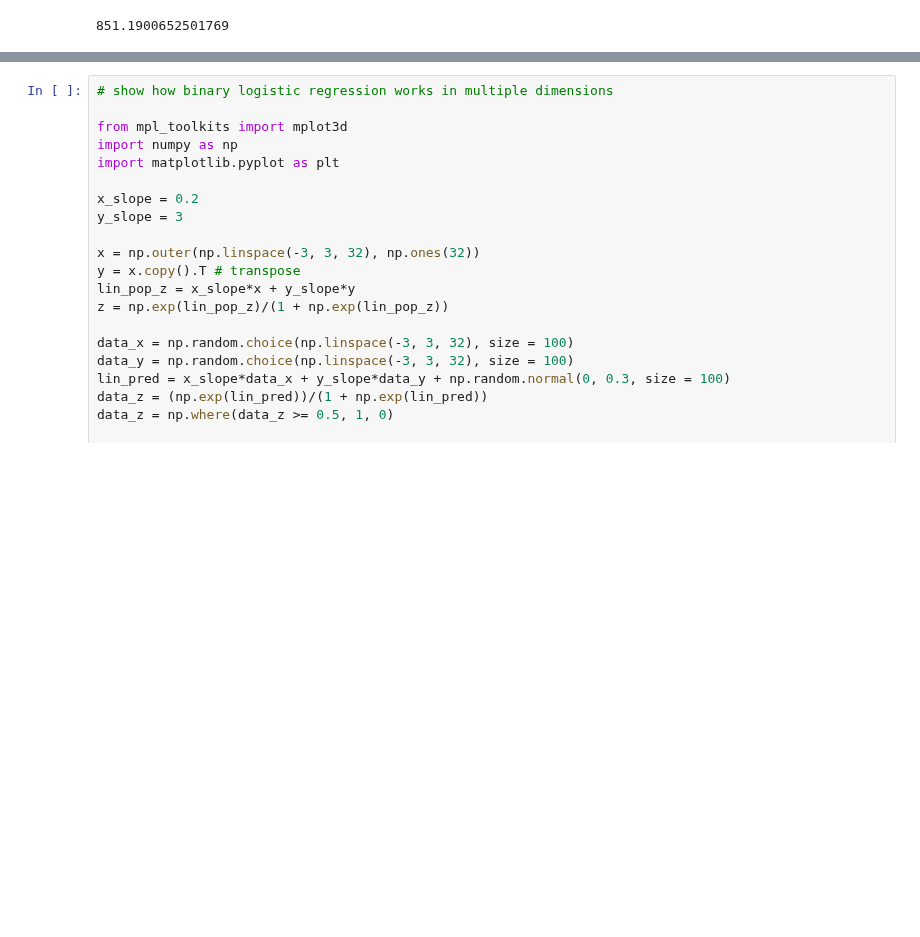
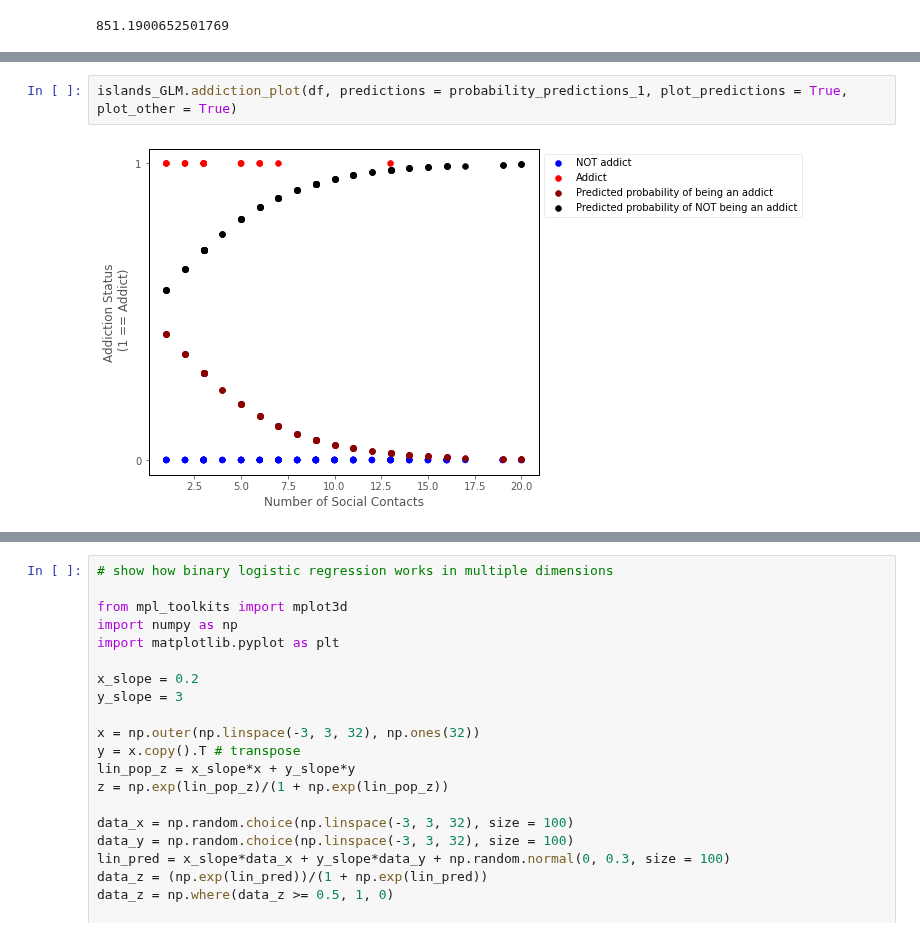
Before and after one commit to pxr687/islands_generalized_linear_models, a Jupyter notebook: 4_binary_logistic_regression.ipynb, the cells around one changed output, grey strips where cells are left out. Drawn from its saved outputs; the diff is of its cells as text; blank space fills up the shorter version.

```diff
--- a/4_binary_logistic_regression.ipynb
+++ b/4_binary_logistic_regression.ipynb
@@ -279,0 +316,4 @@ islands_GLM.addiction_plot(df, predictions = probability_predictions_1, plot_pre
+# %%
+islands_GLM.addiction_plot(df, predictions = probability_predictions_1, plot_predictions = True, plot_other = True)
+# %% [output]
+[figure, added]
```
Also changed, not shown: parts of 19 cells of this notebook, 2 other files.
